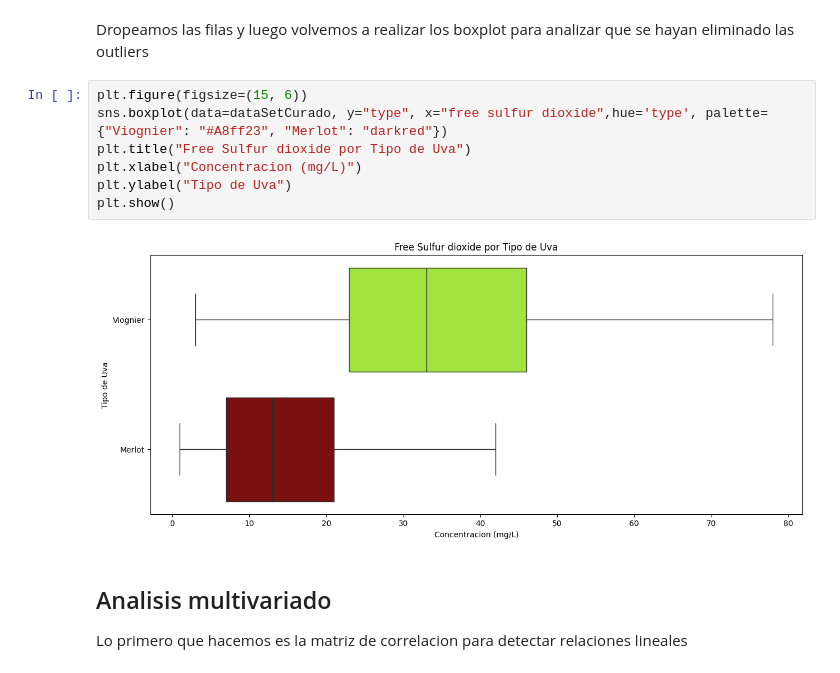
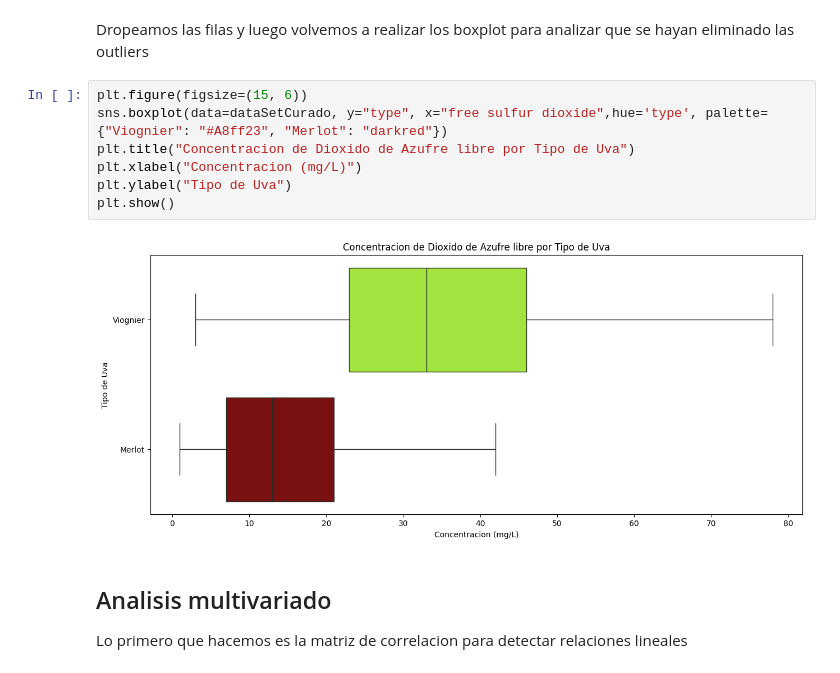
Before and after one commit to asoutrelle/Fundamentos-De-la-Ciencia-de-Datos-TPE, a Jupyter notebook: Grupo-21.ipynb, the cells around one changed output. Drawn from its saved outputs; the diff is of its cells as text.

```diff
--- a/Grupo-21.ipynb
+++ b/Grupo-21.ipynb
@@ -911,12 +893,12 @@ Dropeamos las filas y luego volvemos a realizar los boxplot para analizar que se
 # %%
 plt.figure(figsize=(15, 6))
 sns.boxplot(data=dataSetCurado, y="type", x="free sulfur dioxide",hue='type', palette={"Viognier": "#A8ff23", "Merlot": "darkred"})
-plt.title("Free Sulfur dioxide por Tipo de Uva")
+plt.title("Concentracion de Dioxido de Azufre libre por Tipo de Uva")
 plt.xlabel("Concentracion (mg/L)")
 plt.ylabel("Tipo de Uva")
 plt.show()
 # %% [output]
-[figure, old version]
+[figure, new version]
 # %% [markdown]
 ## Analisis multivariado
 
```
Also changed, not shown: parts of 19 cells of this notebook.
